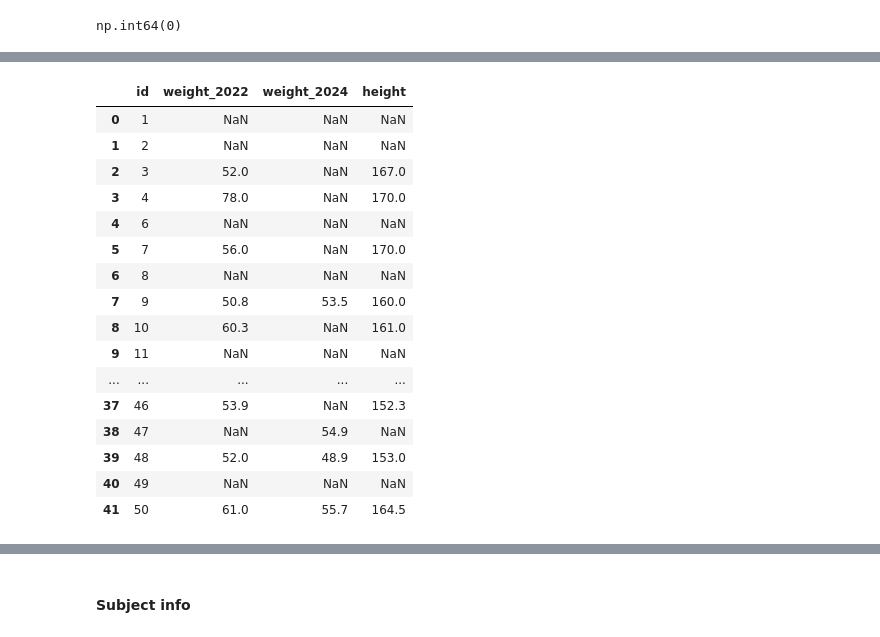
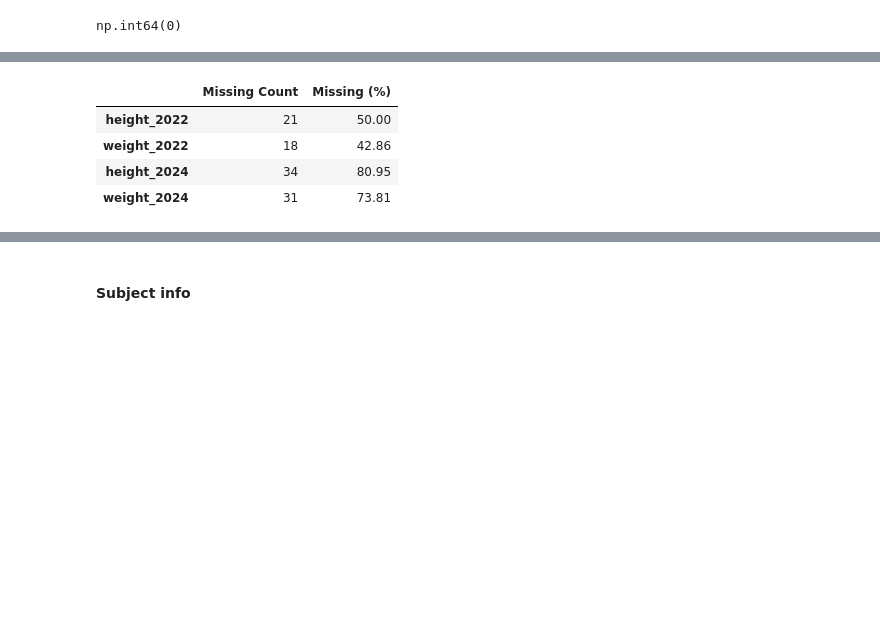
Before and after one commit to EstelleWang-UofT/ML-for-Women, a Jupyter notebook: notebooks/physical activity/preprocessing and merging.ipynb, the cells around one changed output, grey strips where cells are left out. Cells and saved outputs as stored; diff of their text form; code cells hidden in the pictures; blank space fills up the shorter version.

```diff
--- a/notebooks/physical activity/preprocessing and merging.ipynb
+++ b/notebooks/physical activity/preprocessing and merging.ipynb
@@ -21,10 +21,10 @@ data_dir = '../../mcphases/'
 
 active_minutes = pd.read_csv(os.path.join(data_dir, 'active_minutes.csv'))
 calories = pd.read_csv(os.path.join(data_dir, 'calories.csv'))
-# demographic_vo2_max = pd.read_csv(os.path.join(data_dir, 'demographic_vo2_max.csv'))
-# exercise = pd.read_csv(os.path.join(data_dir, 'exercise.csv'))
+demographic_vo2_max = pd.read_csv(os.path.join(data_dir, 'demographic_vo2_max.csv'))
+exercise = pd.read_csv(os.path.join(data_dir, 'exercise.csv'))
 time_in_heart_rate_zones = pd.read_csv(os.path.join(data_dir, 'time_in_heart_rate_zones.csv'))
-# height_and_weight = pd.read_csv(os.path.join(data_dir, 'height_and_weight.csv'))
+height_and_weight = pd.read_csv(os.path.join(data_dir, 'height_and_weight.csv'))
 subject_info = pd.read_csv(os.path.join(data_dir, 'subject-info.csv'))
 hormones_and_selfreport = pd.read_csv(os.path.join(data_dir, 'hormones_and_selfreport.csv'))
 
@@ -420,22 +395,21 @@ height_and_weight.head()
 # %%
-height_and_weight["height"] = height_and_weight[["height_2022", "height_2024"]].max(axis=1)
-height_and_weight = height_and_weight.drop(columns=["height_2022", "height_2024"])
-height_and_weight.head(100)
+cols = ["height_2022", "weight_2022", "height_2024", "weight_2024"]
+
+missing_summary = (
+    height_and_weight[cols]
+    .isna()
+    .sum()
+    .to_frame(name="Missing Count")
+)
+
+missing_summary["Missing (%)"] = (
+    missing_summary["Missing Count"] / len(height_and_weight) * 100
+).round(2)
+
+missing_summary
 # %% [output]
-|  | id | weight_2022 | weight_2024 | height |
-| 0 | 1 | NaN | NaN | NaN |
-| 1 | 2 | NaN | NaN | NaN |
-| 2 | 3 | 52.0 | NaN | 167.0 |
-| 3 | 4 | 78.0 | NaN | 170.0 |
-| 4 | 6 | NaN | NaN | NaN |
-| 5 | 7 | 56.0 | NaN | 170.0 |
-| 6 | 8 | NaN | NaN | NaN |
-| 7 | 9 | 50.8 | 53.5 | 160.0 |
-| 8 | 10 | 60.3 | NaN | 161.0 |
-| 9 | 11 | NaN | NaN | NaN |
-| ... | ... | ... | ... | ... |
-| 37 | 46 | 53.9 | NaN | 152.3 |
-| 38 | 47 | NaN | 54.9 | NaN |
-| 39 | 48 | 52.0 | 48.9 | 153.0 |
-| 40 | 49 | NaN | NaN | NaN |
-| 41 | 50 | 61.0 | 55.7 | 164.5 |
+|  | Missing Count | Missing (%) |
+| height_2022 | 21 | 50.00 |
+| weight_2022 | 18 | 42.86 |
+| height_2024 | 34 | 80.95 |
+| weight_2024 | 31 | 73.81 |
```
Also changed, not shown: parts of 42 cells of this notebook, 1 other file.
